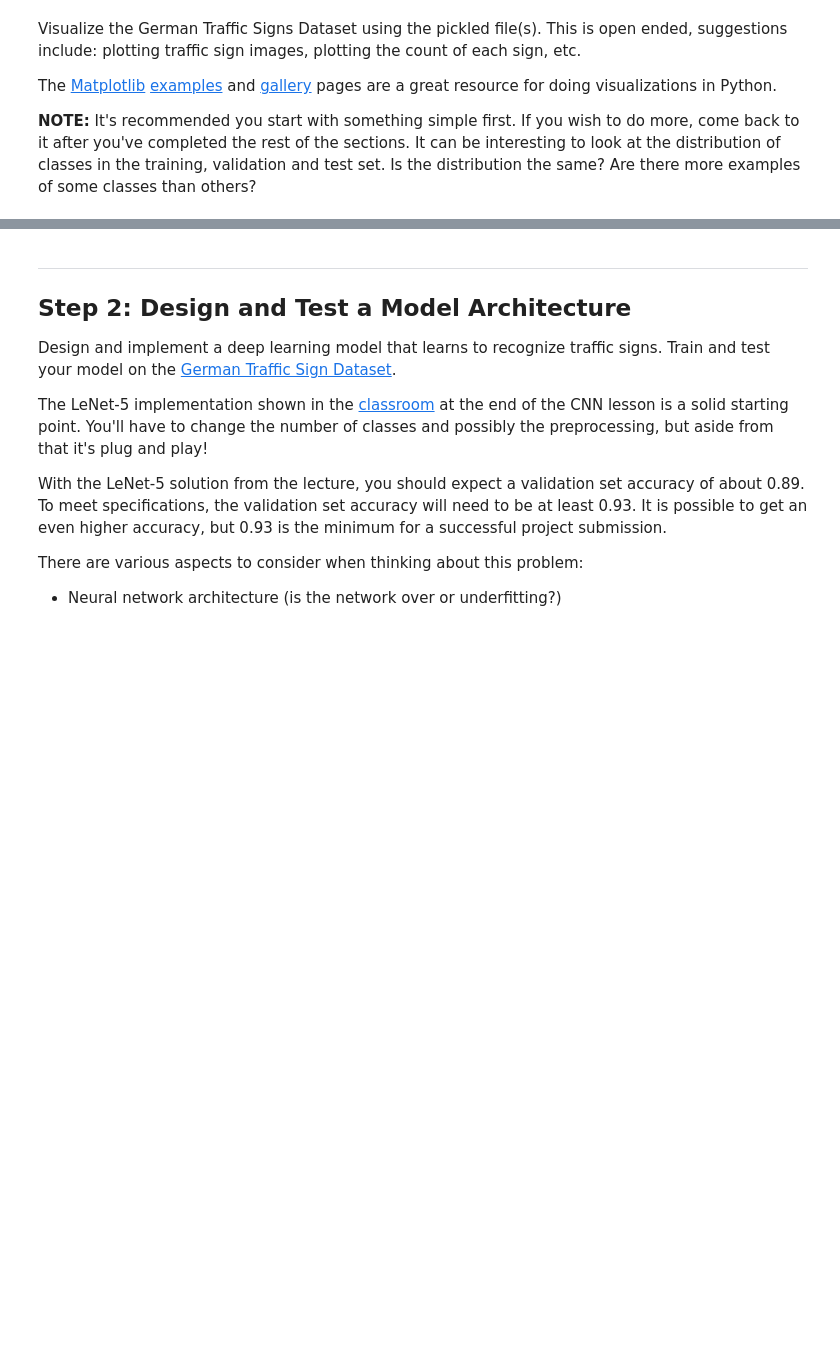
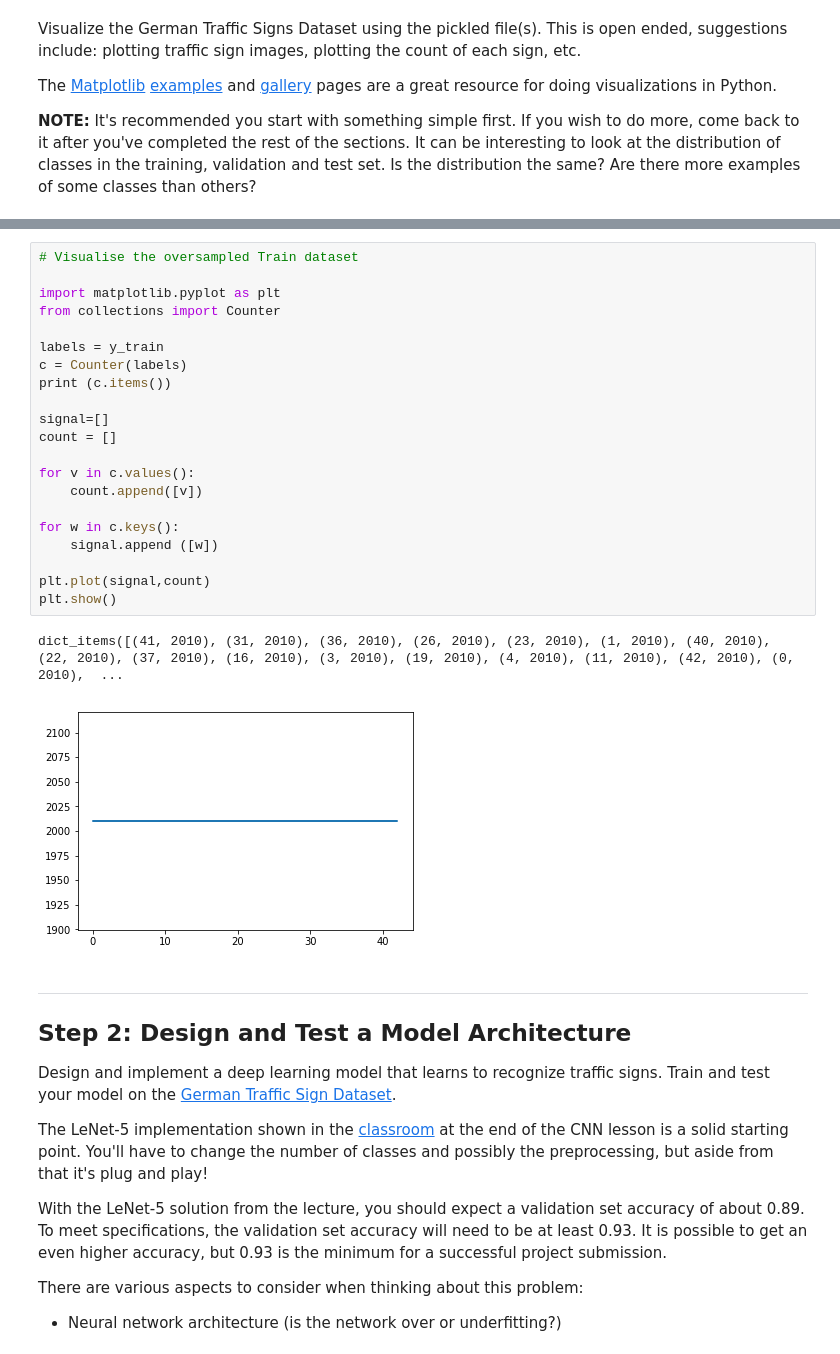
Before and after one commit to regundoo/CarND-Traffic-Sign-Classifier-Project, a Jupyter notebook: Traffic_Sign_Classifier.ipynb, the cells around one changed output, grey strips where cells are left out. Saved outputs shown, nothing was run; the diff lists cells and outputs as text; blank space fills up the shorter version.

```diff
--- a/Traffic_Sign_Classifier.ipynb
+++ b/Traffic_Sign_Classifier.ipynb
@@ -119,3 +198,27 @@ import matplotlib.pyplot as plt
+# %%
+# Visualise the oversampled Train dataset
+
+import matplotlib.pyplot as plt
+from collections import Counter
+
+labels = y_train
+c = Counter(labels)
+print (c.items())
+
+signal=[]
+count = []
+
+for v in c.values():
+    count.append([v])
+
+for w in c.keys():
+    signal.append ([w])
+
+plt.plot(signal,count)
+plt.show()
+# %% [output]
+dict_items([(41, 2010), (31, 2010), (36, 2010), (26, 2010), (23, 2010), (1, 2010), (40, 2010), (22, 2010), (37, 2010), (16, 2010), (3, 2010), (19, 2010), (4, 2010), (11, 2010), (42, 2010), (0, 2010),  ...
+[figure, added]
 # %% [markdown]
 ----
 
```
Also changed, not shown: parts of 14 cells of this notebook, 1 other file.
